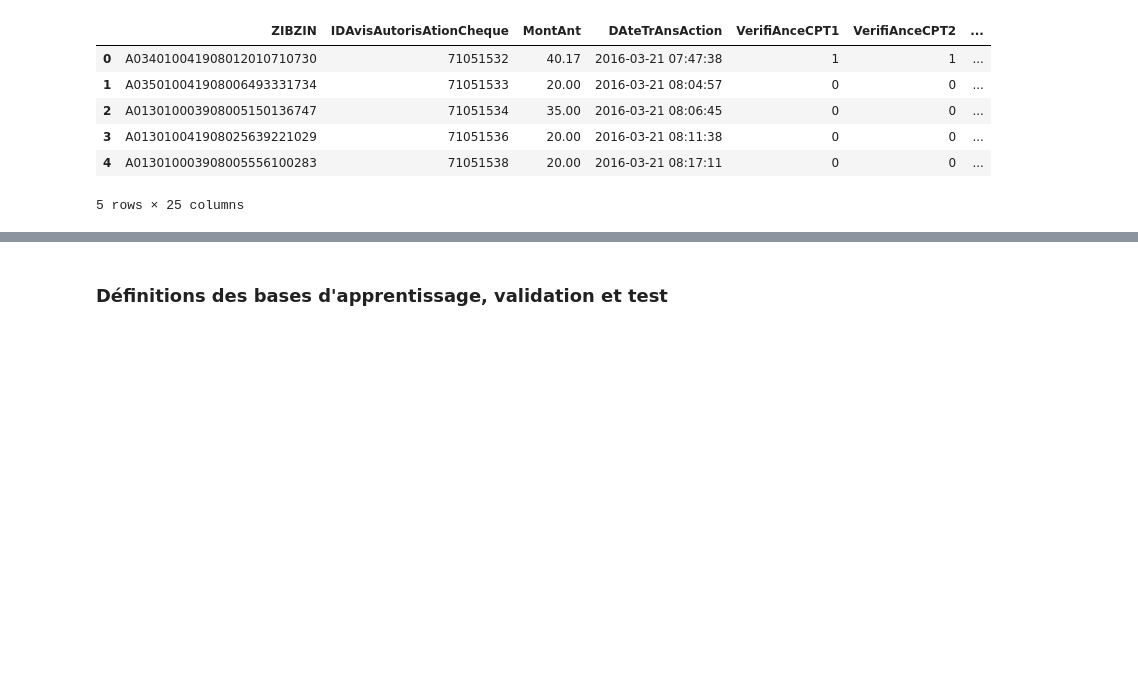
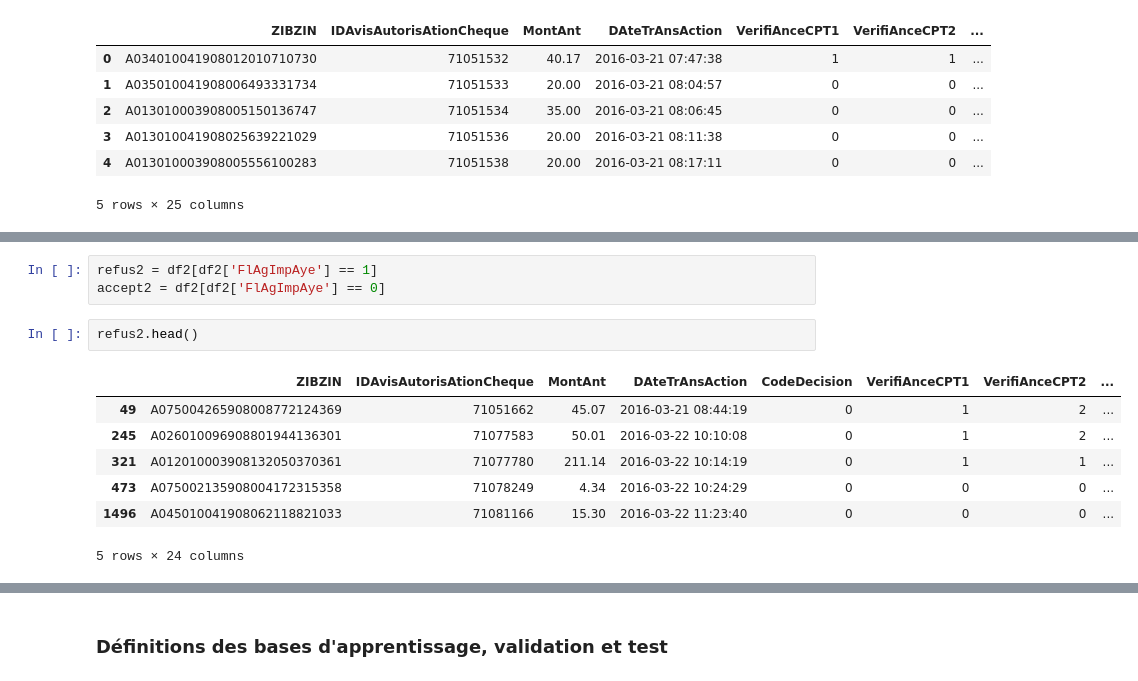
Before and after one commit to fabthered/BDM_fraude_bancaire, a Jupyter notebook: analyse_prelim.ipynb, the cells around one changed output, grey strips where cells are left out. Cells and saved outputs as stored; diff of their text form; blank space fills up the shorter version.

```diff
--- a/analyse_prelim.ipynb
+++ b/analyse_prelim.ipynb
@@ -394,0 +428,13 @@ df_bin.head()
+# %%
+refus2 = df2[df2['FlAgImpAye'] == 1]
+accept2 = df2[df2['FlAgImpAye'] == 0]
+# %%
+refus2.head()
+# %% [output]
+|  | ZIBZIN | IDAvisAutorisAtionCheque | MontAnt | DAteTrAnsAction | CodeDecision | VerifiAnceCPT1 | VerifiAnceCPT2 | ... |
+| 49 | A075004265908008772124369 | 71051662 | 45.07 | 2016-03-21 08:44:19 | 0 | 1 | 2 | ... |
+| 245 | A026010096908801944136301 | 71077583 | 50.01 | 2016-03-22 10:10:08 | 0 | 1 | 2 | ... |
+| 321 | A012010003908132050370361 | 71077780 | 211.14 | 2016-03-22 10:14:19 | 0 | 1 | 1 | ... |
+| 473 | A075002135908004172315358 | 71078249 | 4.34 | 2016-03-22 10:24:29 | 0 | 0 | 0 | ... |
+| 1496 | A045010041908062118821033 | 71081166 | 15.30 | 2016-03-22 11:23:40 | 0 | 0 | 0 | ... |
+5 rows × 24 columns
```
Also changed, not shown: parts of 50 cells of this notebook.
